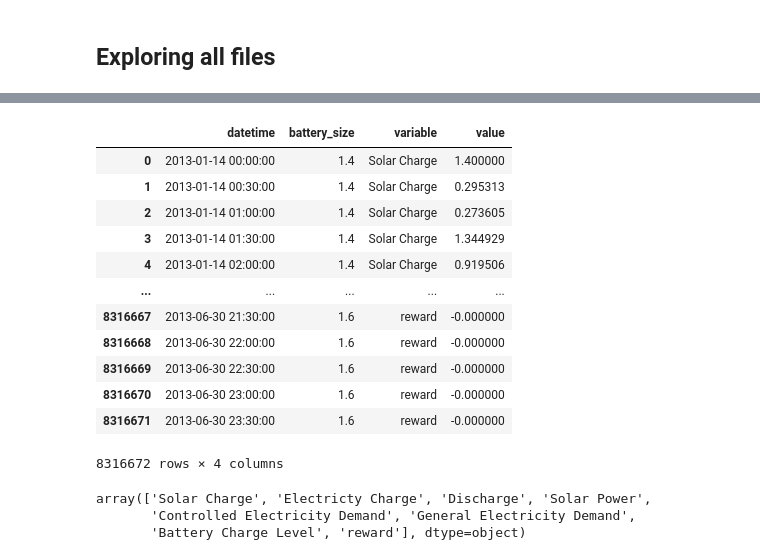
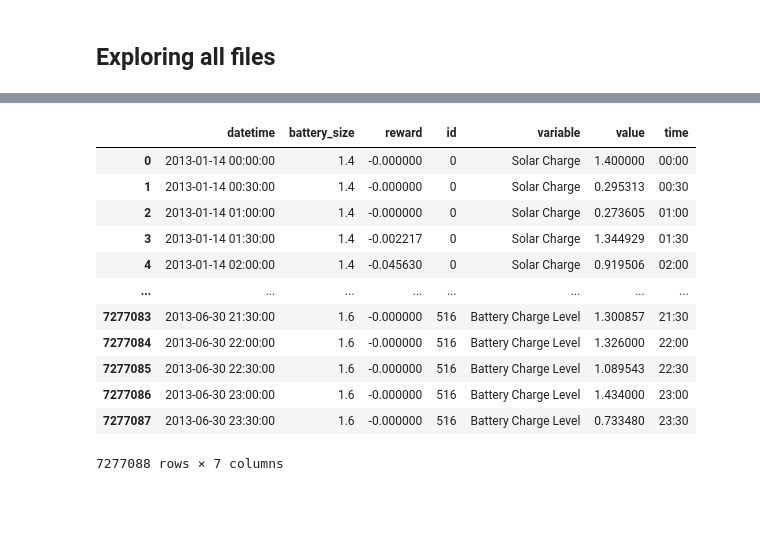
Before and after one commit to alexanderkell/battery-optimisation, a Jupyter notebook: notebooks/results/1.0-ajmk-results-exploration.ipynb, the cells around one changed output, grey strips where cells are left out. Drawn from its saved outputs; the diff is of its cells as text; code cells hidden in the pictures; blank space fills up the shorter version.

```diff
--- a/notebooks/results/1.0-ajmk-results-exploration.ipynb
+++ b/notebooks/results/1.0-ajmk-results-exploration.ipynb
@@ -58,9 +59,11 @@ path = '/Users/alexanderkell/Documents/PhD/Projects/18-battery-optimisation/data
 all_files = glob.glob(path + "/*.csv")
 li = []
 
-for filename in all_files:
+for i, filename in enumerate(all_files):
     df = pd.read_csv(filename, index_col=None, header=0)
     df['battery_size'] = filename.split("battery_")[1].split("_time")[0]
+    df['id'] = i
     li.append(df)
 
 frame = pd.concat(li, axis=0, ignore_index=True)
+frame
@@ -67,26 +84,22 @@ frame = pd.concat(li, axis=0, ignore_index=True)
 # %%
 frame_renamed = frame.rename(columns={"charge_solar": "Solar Charge", "charge_load": "Electricty Charge", "discharge_size": "Discharge", "current_solar": "Solar Power", "current_controlled_load_consumption": "Controlled Electricity Demand", "current_general_electricity_consumption": "General Electricity Demand", "current_charge": "Battery Charge Level"})
 
-frame_long = frame_renamed.drop(columns=["Unnamed: 0"]).melt(id_vars=["datetime","battery_size"])
+frame_long = frame_renamed.drop(columns=["Unnamed: 0"]).melt(id_vars=["datetime","battery_size","reward", "id"])
 frame_long['battery_size'] = pd.to_numeric(frame_long.battery_size)
+frame_long.datetime = pd.to_datetime(frame_long.datetime)
+frame_long['time'] = frame_long.datetime.dt.strftime('%H:%M')
 frame_long
 # %% [output]
-|  | datetime | battery_size | variable | value |
-| 0 | 2013-01-14 00:00:00 | 1.4 | Solar Charge | 1.400000 |
-| 1 | 2013-01-14 00:30:00 | 1.4 | Solar Charge | 0.295313 |
-| 2 | 2013-01-14 01:00:00 | 1.4 | Solar Charge | 0.273605 |
-| 3 | 2013-01-14 01:30:00 | 1.4 | Solar Charge | 1.344929 |
-| 4 | 2013-01-14 02:00:00 | 1.4 | Solar Charge | 0.919506 |
-| ... | ... | ... | ... | ... |
-| 8316667 | 2013-06-30 21:30:00 | 1.6 | reward | -0.000000 |
-| 8316668 | 2013-06-30 22:00:00 | 1.6 | reward | -0.000000 |
-| 8316669 | 2013-06-30 22:30:00 | 1.6 | reward | -0.000000 |
-| 8316670 | 2013-06-30 23:00:00 | 1.6 | reward | -0.000000 |
-| 8316671 | 2013-06-30 23:30:00 | 1.6 | reward | -0.000000 |
+|  | datetime | battery_size | reward | id | variable | value | time |
+| 0 | 2013-01-14 00:00:00 | 1.4 | -0.000000 | 0 | Solar Charge | 1.400000 | 00:00 |
+| 1 | 2013-01-14 00:30:00 | 1.4 | -0.000000 | 0 | Solar Charge | 0.295313 | 00:30 |
+| 2 | 2013-01-14 01:00:00 | 1.4 | -0.000000 | 0 | Solar Charge | 0.273605 | 01:00 |
+| 3 | 2013-01-14 01:30:00 | 1.4 | -0.002217 | 0 | Solar Charge | 1.344929 | 01:30 |
+| 4 | 2013-01-14 02:00:00 | 1.4 | -0.045630 | 0 | Solar Charge | 0.919506 | 02:00 |
+| ... | ... | ... | ... | ... | ... | ... | ... |
+| 7277083 | 2013-06-30 21:30:00 | 1.6 | -0.000000 | 516 | Battery Charge Level | 1.300857 | 21:30 |
+| 7277084 | 2013-06-30 22:00:00 | 1.6 | -0.000000 | 516 | Battery Charge Level | 1.326000 | 22:00 |
+| 7277085 | 2013-06-30 22:30:00 | 1.6 | -0.000000 | 516 | Battery Charge Level | 1.089543 | 22:30 |
+| 7277086 | 2013-06-30 23:00:00 | 1.6 | -0.000000 | 516 | Battery Charge Level | 1.434000 | 23:00 |
+| 7277087 | 2013-06-30 23:30:00 | 1.6 | -0.000000 | 516 | Battery Charge Level | 0.733480 | 23:30 |
-8316672 rows × 4 columns
+7277088 rows × 7 columns
-# %%
-pd.unique(frame_long.variable)
-# %% [output]
-array(['Solar Charge', 'Electricty Charge', 'Discharge', 'Solar Power',
-       'Controlled Electricity Demand', 'General Electricity Demand',
-       'Battery Charge Level', 'reward'], dtype=object)
```
Also changed, not shown: parts of 5 cells of this notebook, 13 other files.
